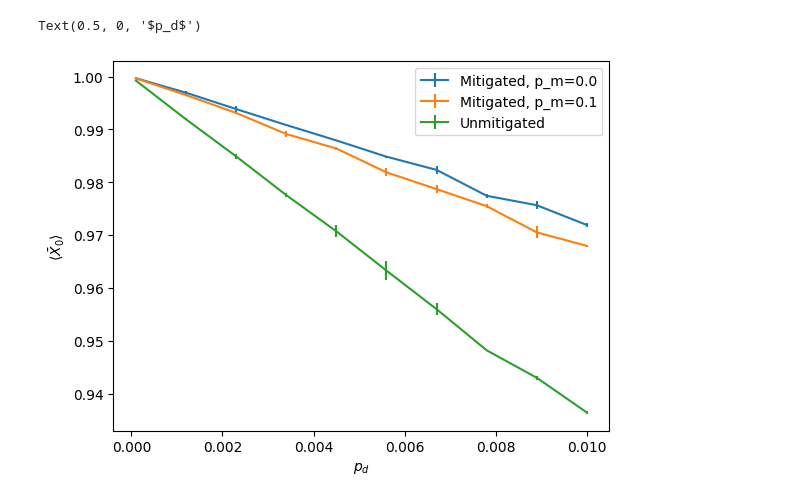
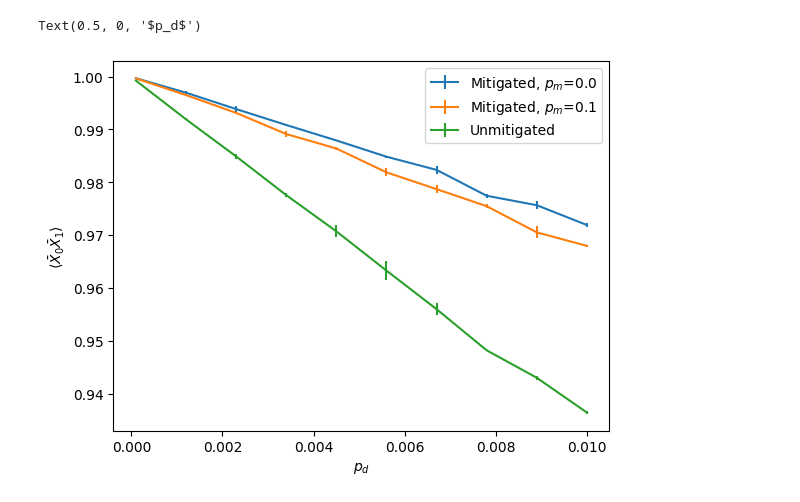
Before and after one commit to bdalfavero/encoded, a Jupyter notebook: experiments/fermions/detection/plots.ipynb, the cells around one changed output. Saved outputs shown, nothing was run; the diff lists cells and outputs as text; code cells hidden in the pictures.

Commit message:
Updated labels.

```diff
--- a/experiments/fermions/detection/plots.ipynb
+++ b/experiments/fermions/detection/plots.ipynb
@@ -8,12 +8,12 @@ df_m = pd.read_csv("eight_qubit_mitigated_result.csv")
 # %%
 fig, ax = plt.subplots()
 for meas_noise_rate in np.unique(df_m["meas_noise_rate"]):
     df_m_nr = df_m[df_m["meas_noise_rate"] == meas_noise_rate]
-    ax.errorbar(df_m_nr["noise_rate"], df_m_nr["avg"], yerr=df_m_nr["std"], label=f"Mitigated, p_m={meas_noise_rate}")
+    ax.errorbar(df_m_nr["noise_rate"], df_m_nr["avg"], yerr=df_m_nr["std"], label=rf"Mitigated, $p_m$={meas_noise_rate}")
 ax.errorbar(df_u["noise_rate"], df_u["avg"], yerr=df_u["std"], label="Unmitigated")
 ax.legend()
-ax.set_ylabel(r"$\langle \bar{X}_0 \rangle$")
+ax.set_ylabel(r"$\langle \bar{X}_0\bar{X}_1 \rangle$")
 ax.set_xlabel(r"$p_d$")
 # %% [output]
 Text(0.5, 0, '$p_d$')
-[figure, old version]
+[figure, new version]
```
